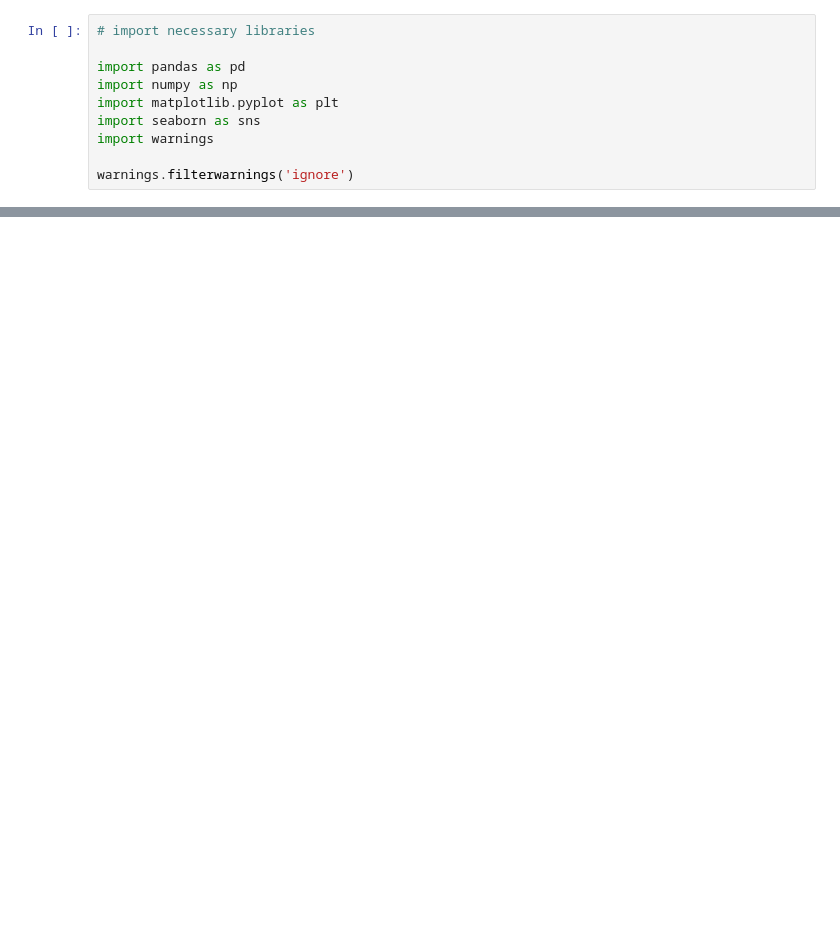
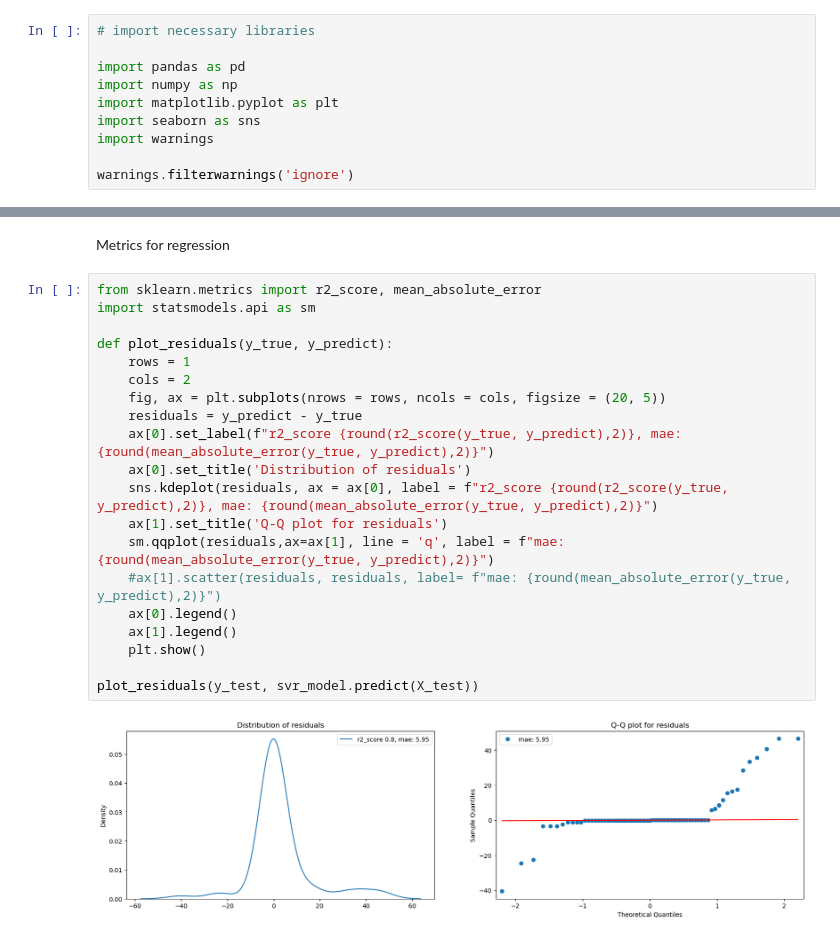
Before and after one commit to jolual2747/salary-prediction, a Jupyter notebook: modeling.ipynb, the cells around one changed output, grey strips where cells are left out. Drawn from its saved outputs; the diff is of its cells as text; blank space fills up the shorter version.

```diff
--- a/modeling.ipynb
+++ b/modeling.ipynb
@@ -366,0 +90,24 @@ impute_with_mean(dx, 'avg_salary')
+# %% [markdown]
+Metrics for regression
+# %%
+from sklearn.metrics import r2_score, mean_absolute_error
+import statsmodels.api as sm
+
+def plot_residuals(y_true, y_predict):
+    rows = 1
+    cols = 2
+    fig, ax = plt.subplots(nrows = rows, ncols = cols, figsize = (20, 5))
+    residuals = y_predict - y_true
+    ax[0].set_label(f"r2_score {round(r2_score(y_true, y_predict),2)}, mae: {round(mean_absolute_error(y_true, y_predict),2)}")
+    ax[0].set_title('Distribution of residuals')
+    sns.kdeplot(residuals, ax = ax[0], label = f"r2_score {round(r2_score(y_true, y_predict),2)}, mae: {round(mean_absolute_error(y_true, y_predict),2)}")
+    ax[1].set_title('Q-Q plot for residuals')
+    sm.qqplot(residuals,ax=ax[1], line = 'q', label = f"mae: {round(mean_absolute_error(y_true, y_predict),2)}")
+    #ax[1].scatter(residuals, residuals, label= f"mae: {round(mean_absolute_error(y_true, y_predict),2)}")
+    ax[0].legend()
+    ax[1].legend()
+    plt.show()
+
+plot_residuals(y_test, svr_model.predict(X_test))
+# %% [output]
+[figure, added]
```
Also changed, not shown: parts of 53 cells of this notebook, 4 other files.
